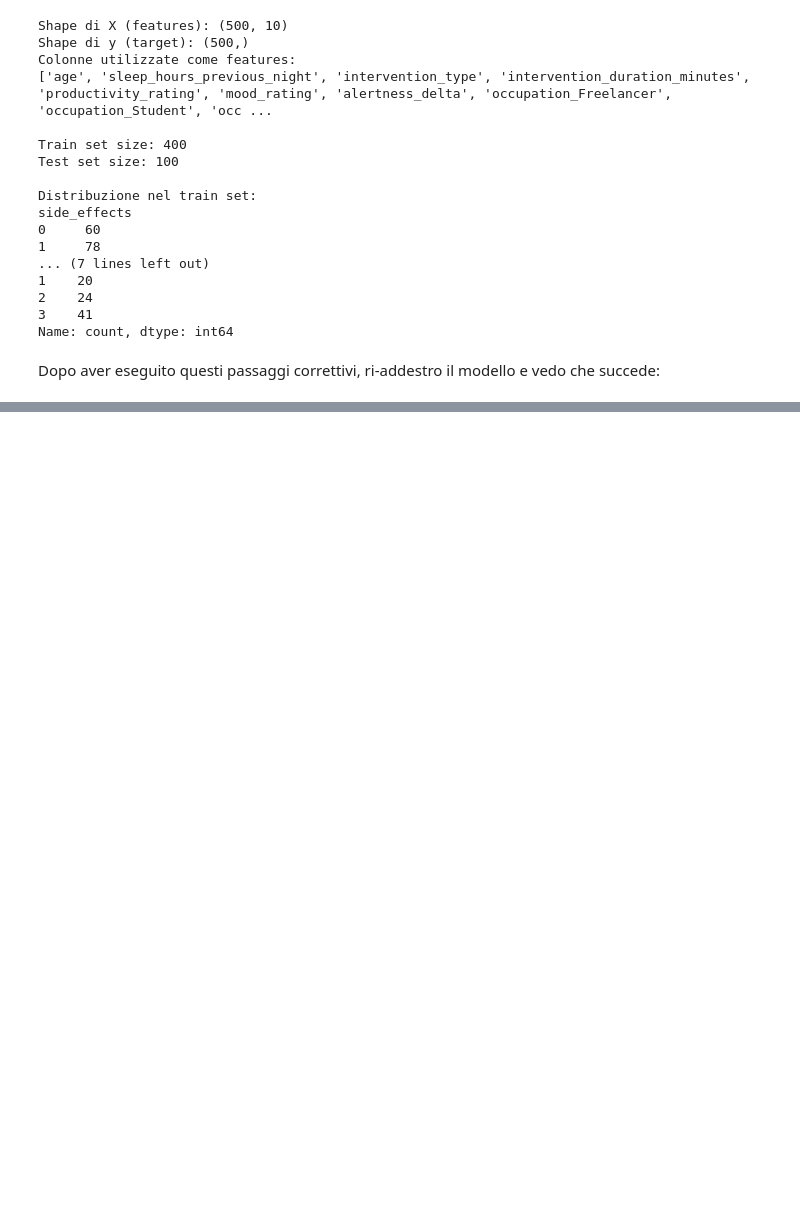
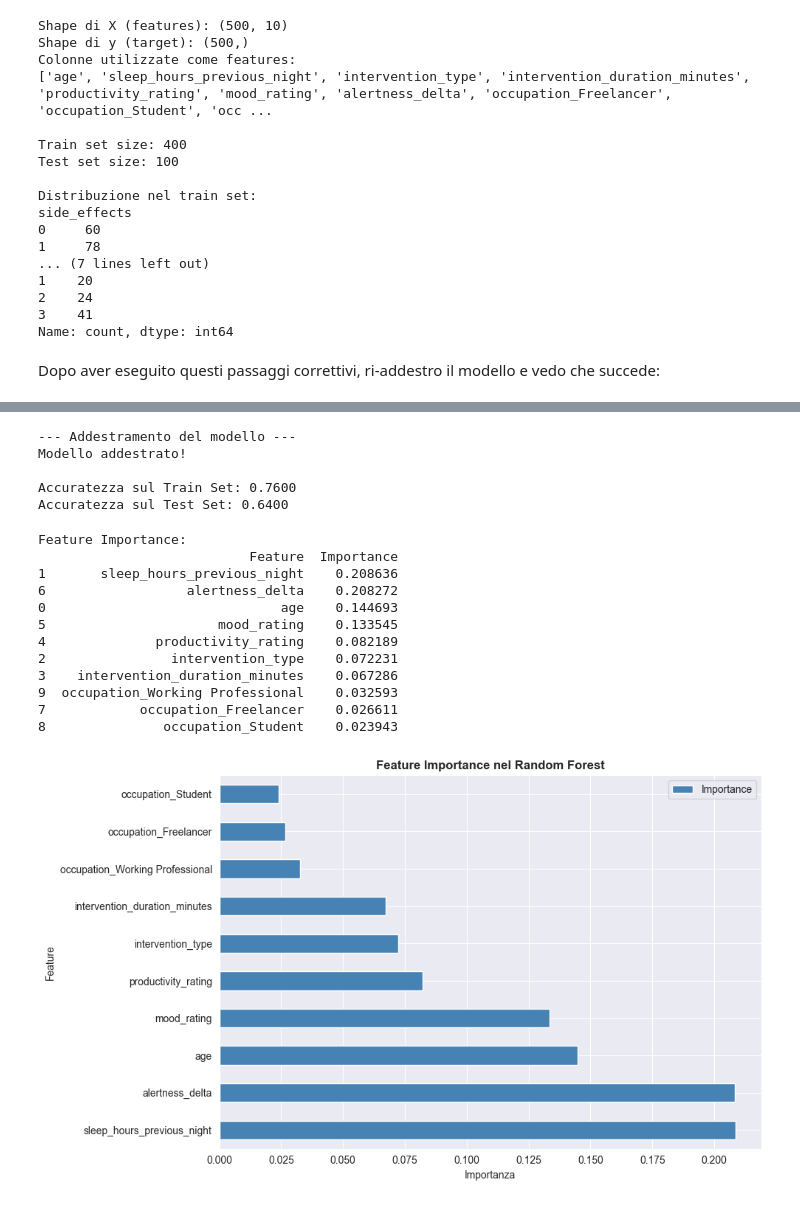
Before and after one commit to Grimino27/PDAI_Project, a Jupyter notebook: scripts/RandomForestModel.ipynb, the cells around one changed output, grey strips where cells are left out. Cells and saved outputs as stored; diff of their text form; code cells hidden in the pictures; blank space fills up the shorter version.

```diff
--- a/scripts/RandomForestModel.ipynb
+++ b/scripts/RandomForestModel.ipynb
@@ -443,0 +449,5 @@ Feature Importance:
+# %%
+df_new = df.copy()
+#creo un dataframe nuovo così non lo sporco per dopo
+df_new["side_effects"] = (df_new["side_effects"] >= 3) #se minore di 3 diventa 0 altrimenti 1
+df_new.head()
@@ -443,0 +503,59 @@ Feature Importance:
+# %%
+# Inizializzazione e addestramento del modello
+# Il numero di alberi e la profondità sono stati suggeriti da Claude sulla base del nostro database
+rf_model = RandomForestClassifier(
+    n_estimators=50,        # Numero di alberi nella foresta
+    max_depth=5,            # Profondità massima degli alberi
+    min_samples_split=10,     # Min campioni per dividere un nodo
+    min_samples_leaf=5,      # Min campioni in una foglia
+    random_state=42,
+    n_jobs=-1                # Usa tutti i core del processore
+)
+
+# Addestramento
+print("\n--- Addestramento del modello ---")
+rf_model.fit(X_train, y_train)
+print("Modello addestrato!")
+
+# Accuratezza su train e test set
+train_accuracy = rf_model.score(X_train, y_train)
+test_accuracy = rf_model.score(X_test, y_test)
+
+print(f"\nAccuratezza sul Train Set: {train_accuracy:.4f}")
+print(f"Accuratezza sul Test Set: {test_accuracy:.4f}")
+# %% [output]
+--- Addestramento del modello ---
+Modello addestrato!
+
+Accuratezza sul Train Set: 0.7600
+Accuratezza sul Test Set: 0.6400
+# %%
+feature_importance = pd.DataFrame({
+    'Feature': X.columns,
+    'Importance': rf_model.feature_importances_
+}).sort_values('Importance', ascending=False)
+
+print("Feature Importance:")
+print(feature_importance)
+
+# Grafico
+fig, ax = plt.subplots(figsize=(10, 6))
+feature_importance.plot(x='Feature', y='Importance', kind='barh', ax=ax, color='steelblue')
+ax.set_title('Feature Importance nel Random Forest', fontsize=12, fontweight='bold')
+ax.set_xlabel('Importanza')
+plt.tight_layout()
+plt.show()
+# %% [output]
+Feature Importance:
+                           Feature  Importance
+1       sleep_hours_previous_night    0.208636
+6                  alertness_delta    0.208272
+0                              age    0.144693
+5                      mood_rating    0.133545
+4              productivity_rating    0.082189
+2                intervention_type    0.072231
+3    intervention_duration_minutes    0.067286
+9  occupation_Working Professional    0.032593
+7            occupation_Freelancer    0.026611
+8               occupation_Student    0.023943
+[figure, added]
```
Also changed, not shown: parts of 11 cells of this notebook, 1 other file.
